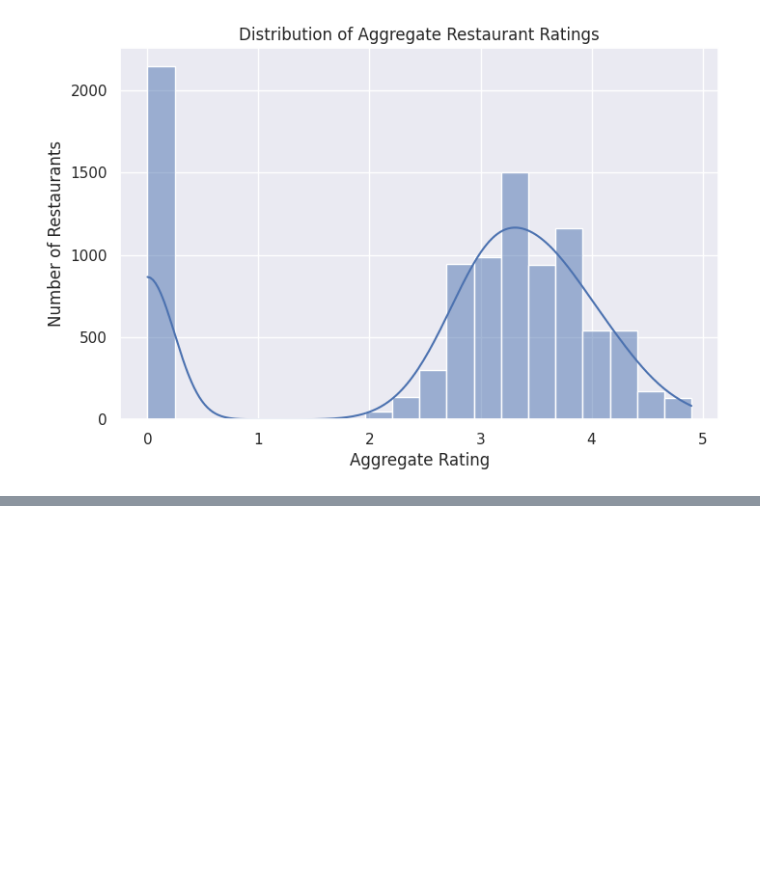
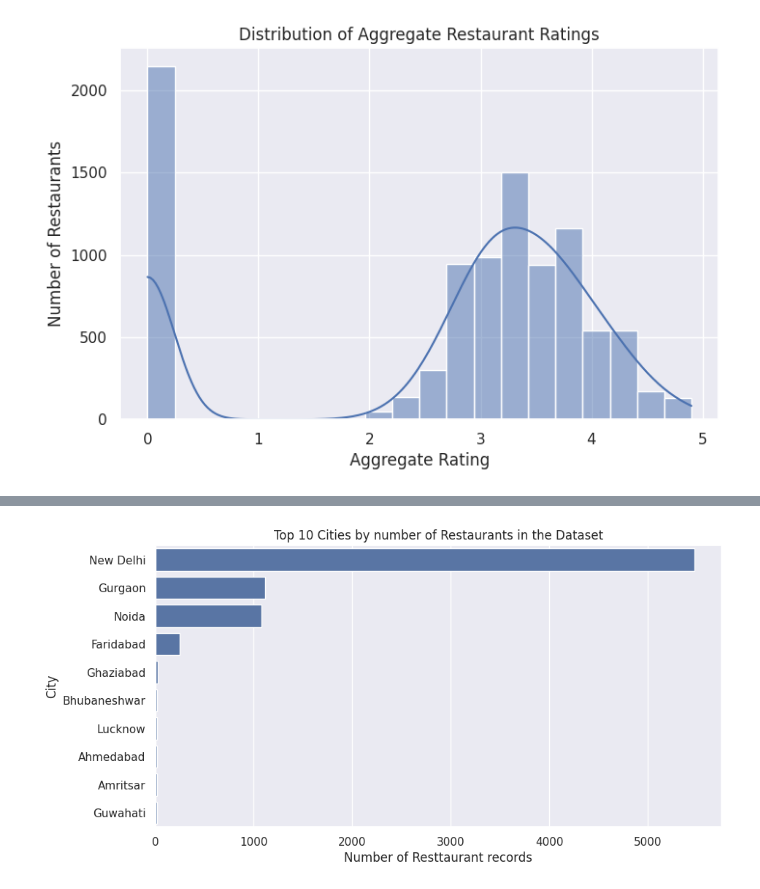
Before and after one commit to Bhumika0104/Zomato-Restaurant-Market-Analysis, a Jupyter notebook: rating_prediction.ipynb, the cells around one changed output, grey strips where cells are left out. Drawn from its saved outputs; the diff is of its cells as text; code cells hidden in the pictures; blank space fills up the shorter version.

```diff
--- a/rating_prediction.ipynb
+++ b/rating_prediction.ipynb
@@ -113,0 +126,11 @@ plt.show()
+# %%
+# Number of restaurants in the 10 cities with the most records
+top_cities = df["City"].value_counts().head(10)
+plt.figure(figsize= (10 , 5))
+sns.barplot(x=top_cities.values , y=top_cities.index)
+plt.title("Top 10 Cities by number of Restaurants in the Dataset")
+plt.xlabel("Number of Resttaurant records")
+plt.ylabel("City")
+plt.show()
+# %% [output]
+[figure, added]
```
Also changed, not shown: parts of 5 cells of this notebook.
